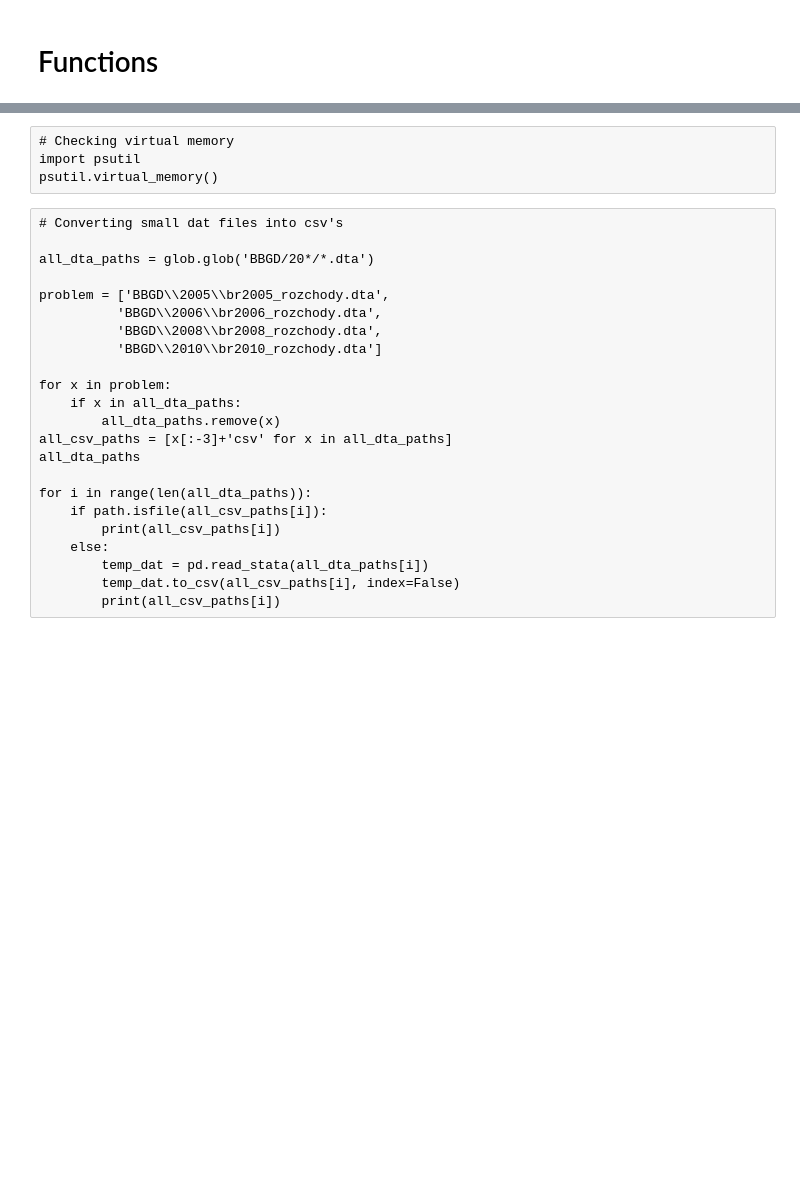
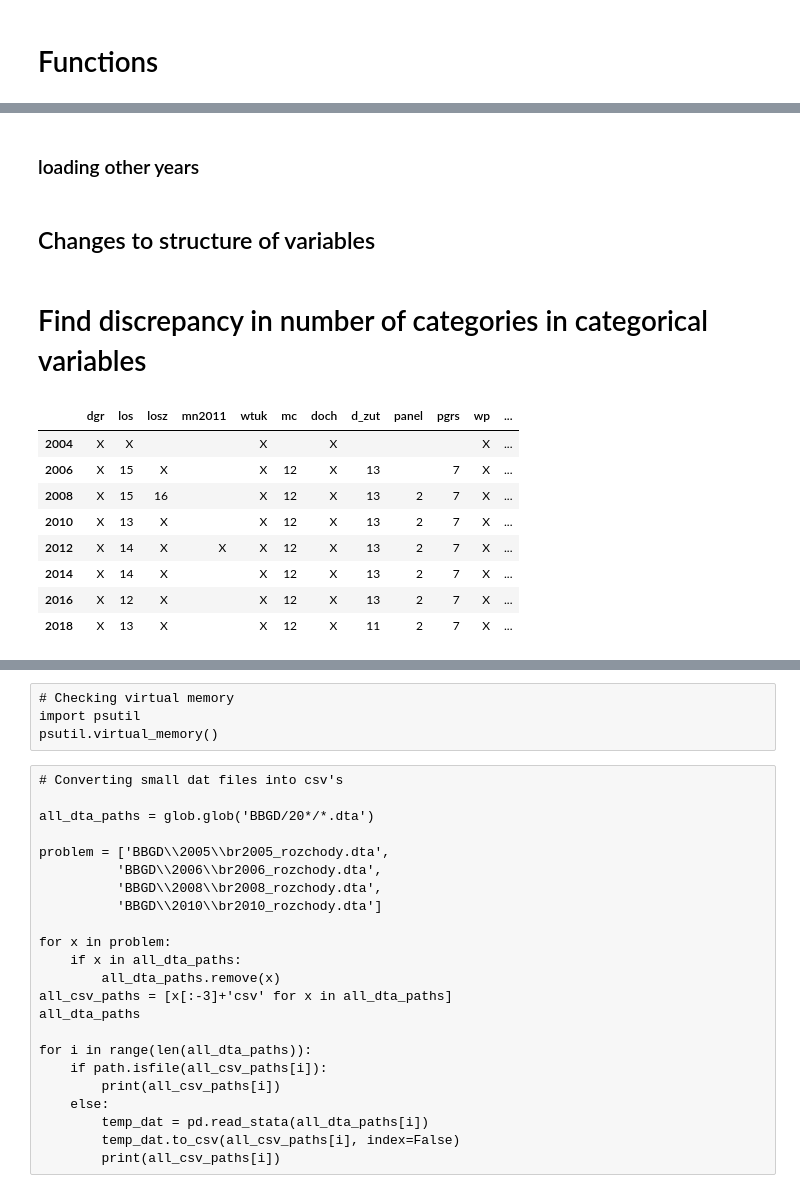
Before and after one commit to Awersang/BBGD, a Jupyter notebook: 20.07.01 BBGD Data preparation.ipynb, the cells around one changed output, grey strips where cells are left out. Saved outputs shown, nothing was run; the diff lists cells and outputs as text; code cells hidden in the pictures; blank space fills up the shorter version.

```diff
--- a/20.07.01 BBGD Data preparation.ipynb
+++ b/20.07.01 BBGD Data preparation.ipynb
@@ -32,0 +97,2 @@ def show_wide(output):
+# %% [markdown]
+### loading other years
@@ -32,0 +110,2 @@ def show_wide(output):
+# %% [markdown]
+## Changes to structure of variables
@@ -32,0 +137,37 @@ def show_wide(output):
+# %% [markdown]
+# Find discrepancy in number of categories in categorical variables
+# %%
+# cut off for number of categorical values
+cutoff=30
+
+cat_var_for_analysis = []
+
+# Make placeholder data frame
+columns = set([i for k in kats for i in k.columns.to_list()])
+index = [k.rok[0] for k in kats]
+collector = pd.DataFrame(index=index, columns=columns)
+
+# loop over the data
+for k in kats:
+    y = k.rok[0]
+    for col in k:
+        v = k[col].unique()
+        if len(v) < cutoff:
+            collector.loc[y, col] = len(v)
+            if col not in cat_var_for_analysis: cat_var_for_analysis.append(col)
+        else:
+#             define the non categorical variable label
+            collector.loc[y, col] = 'X'
+cat_var_for_analysis.remove('rok')
+collector.fillna('')
+# cat_var_for_analysis
+# %% [output]
+|  | dgr | los | losz | mn2011 | wtuk | mc | doch | d_zut | panel | pgrs | wp | ... |
+| 2004 | X | X |  |  | X |  | X |  |  |  | X | ... |
+| 2006 | X | 15 | X |  | X | 12 | X | 13 |  | 7 | X | ... |
+| 2008 | X | 15 | 16 |  | X | 12 | X | 13 | 2 | 7 | X | ... |
+| 2010 | X | 13 | X |  | X | 12 | X | 13 | 2 | 7 | X | ... |
+| 2012 | X | 14 | X | X | X | 12 | X | 13 | 2 | 7 | X | ... |
+| 2014 | X | 14 | X |  | X | 12 | X | 13 | 2 | 7 | X | ... |
+| 2016 | X | 12 | X |  | X | 12 | X | 13 | 2 | 7 | X | ... |
+| 2018 | X | 13 | X |  | X | 12 | X | 11 | 2 | 7 | X | ... |
```
Also changed, not shown: parts of 63 cells of this notebook.
